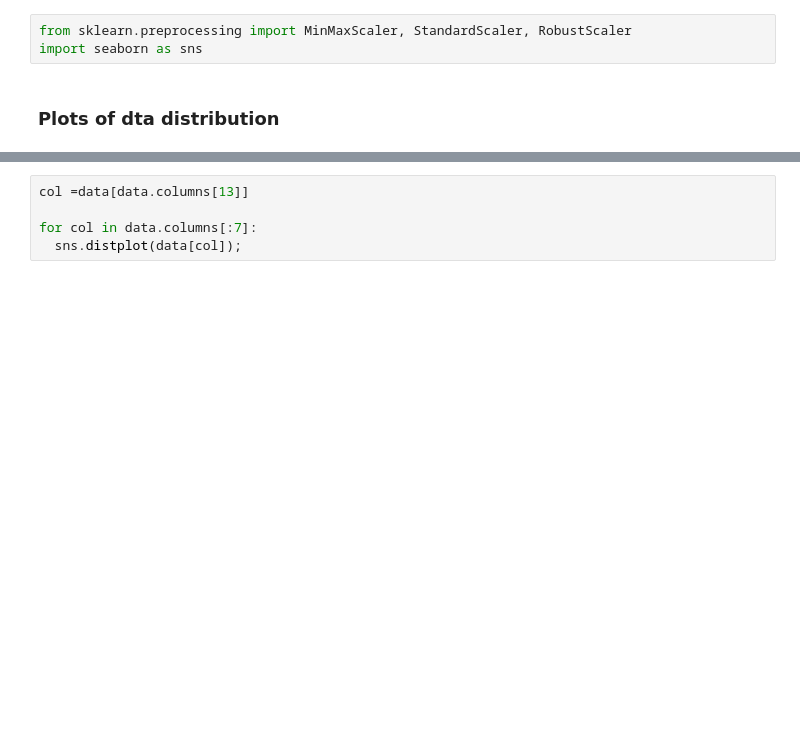
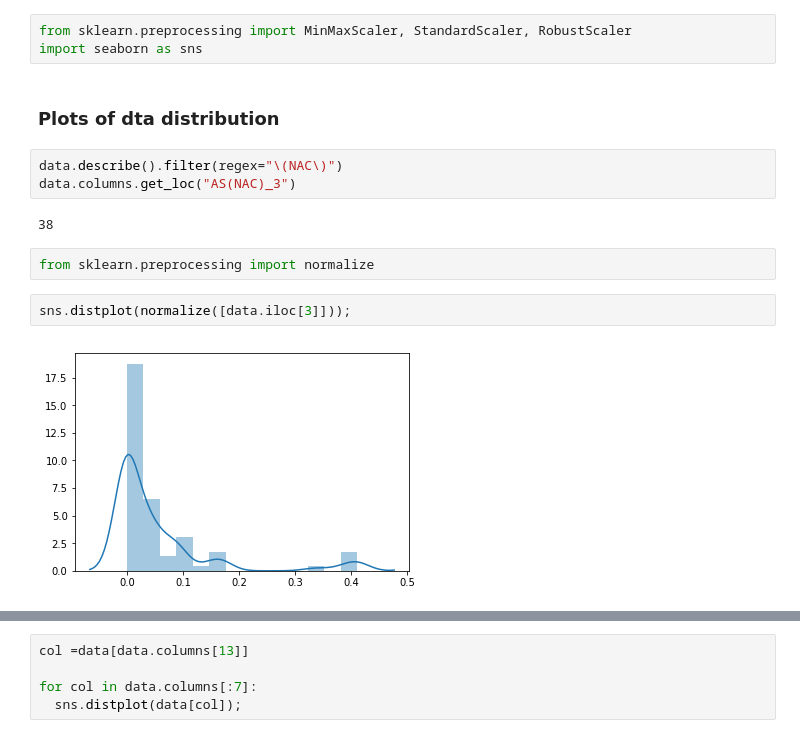
Before and after one commit to Dianna22/ML, a Jupyter notebook: SocialMediaBUZZ/data_analysis.ipynb, the cells around one changed output, grey strips where cells are left out. Cells and saved outputs as stored; diff of their text form; blank space fills up the shorter version.

Commit message:
Plot for Feature distribution

```diff
--- a/SocialMediaBUZZ/data_analysis.ipynb
+++ b/SocialMediaBUZZ/data_analysis.ipynb
@@ -44,3 +46,14 @@ from sklearn.preprocessing import MinMaxScaler, StandardScaler, RobustScaler
 import seaborn as sns
 # %% [markdown]
 ### Plots of dta distribution
+# %%
+data.describe().filter(regex="\(NAC\)")
+data.columns.get_loc("AS(NAC)_3")
+# %% [output]
+38
+# %%
+from sklearn.preprocessing import normalize
+# %%
+sns.distplot(normalize([data.iloc[3]]));
+# %% [output]
+[figure, added]
```
Also changed, not shown: parts of 8 cells of this notebook.
